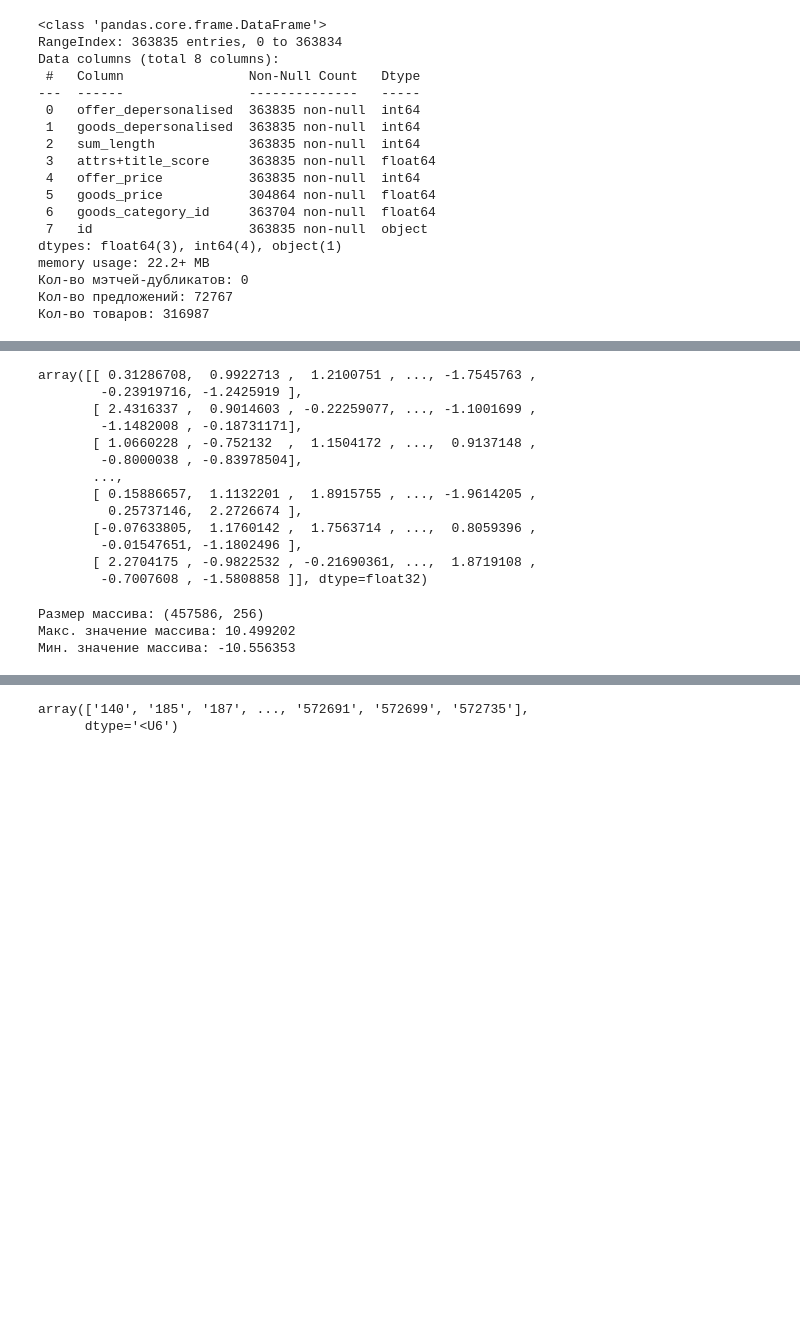
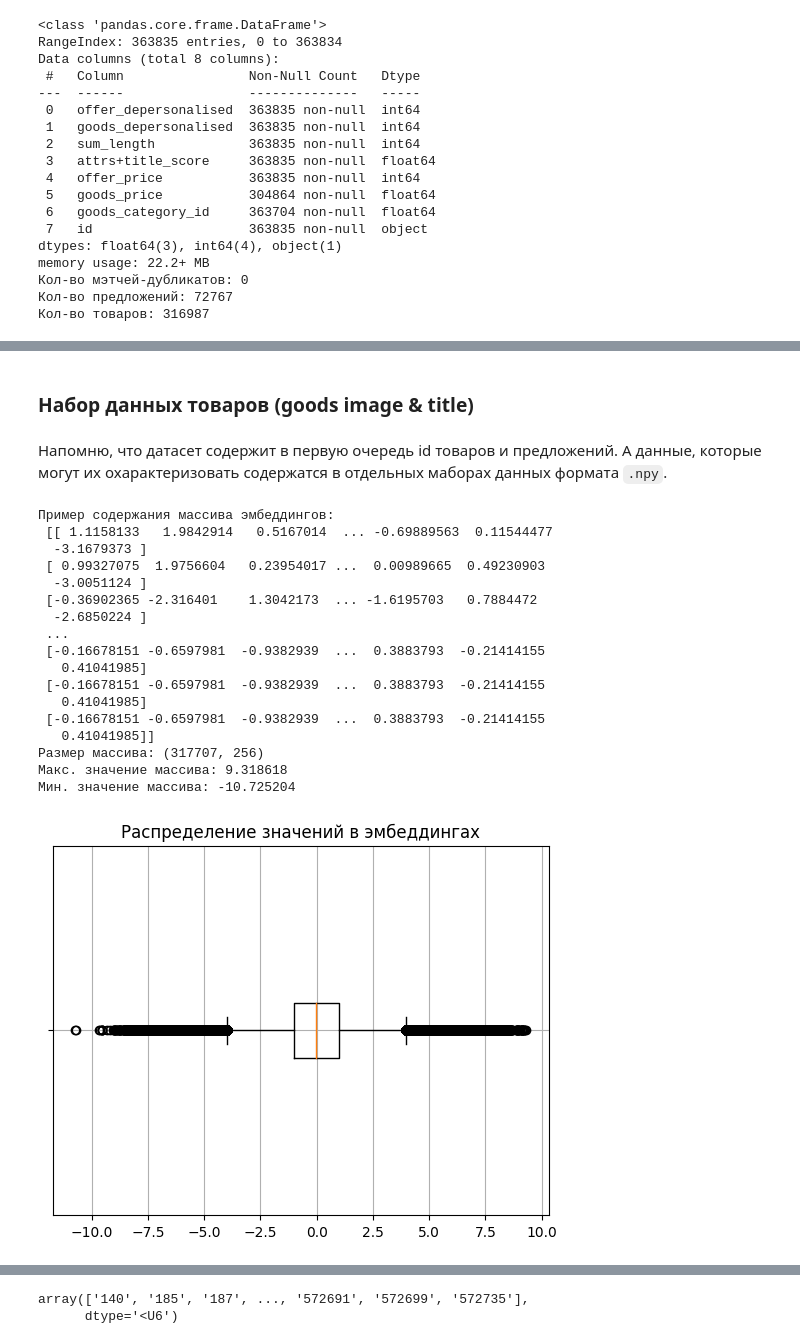
Before and after one commit to Danspers/Samokat.tech-Matching, a Jupyter notebook: Samokat.tech-Matching.ipynb, the cells around one changed output, grey strips where cells are left out. Cells and saved outputs as stored; diff of their text form; code cells hidden in the pictures; blank space fills up the shorter version.

Commit message:
add primary data analysis

```diff
--- a/Samokat.tech-Matching.ipynb
+++ b/Samokat.tech-Matching.ipynb
@@ -67,3 +65,14 @@ offer_image_items = np.load(DATA_DIR + 'offer_image_vectors/items_deperson.npy')
+# %%
+# чтение наборов векторов NumPy
+goods_image_embed = np.load(DATA_DIR + 'goods_image_vectors/' + EMBEDDINGS_FILENAME)
+goods_image_items = np.load(DATA_DIR + 'goods_image_vectors/' + ITEMS_FILENAME)
+goods_title_embed = np.load(DATA_DIR + 'goods_title_vectors/' + EMBEDDINGS_FILENAME)
+goods_title_items = np.load(DATA_DIR + 'goods_title_vectors/' + ITEMS_FILENAME)
+
+offer_image_embed = np.load(DATA_DIR + 'offer_image_vectors/' + EMBEDDINGS_FILENAME)
+offer_image_items = np.load(DATA_DIR + 'offer_image_vectors/' + ITEMS_FILENAME)
+offer_title_embed = np.load(DATA_DIR + 'offer_title_vectors/' + EMBEDDINGS_FILENAME)
+offer_title_items = np.load(DATA_DIR + 'offer_title_vectors/' + ITEMS_FILENAME)
 # %% [markdown]
 При первичном знакомстве с данными обнаружил опечатку в названиях пары столбцов. Дабы не множить её, я внесу исправление в самом начале.
 
@@ -176,26 +255,37 @@ memory usage: 22.2+ MB
+# %% [markdown]
+### Набор данных **товаров** (goods image & title)
+# %% [markdown]
+Напомню, что датасет содержит в первую очередь id товаров и предложений. А данные, которые могут их охарактеризовать содержатся в отдельных маборах данных формата `.npy`.
 # %%
-# эмбеддинги
-display(offer_image_embed)
-print('Размер массива:', offer_image_embed.shape)
+# эмбеддинги изображений товаров
+print('Пример содержания массива эмбеддингов:\n', goods_image_embed)
+print('Размер массива:', goods_image_embed.shape)
 
-max_value = max(max(row) for row in offer_image_embed)
-min_value = min(min(row) for row in offer_image_embed)
+max_value = max(max(row) for row in goods_image_embed)
+min_value = min(min(row) for row in goods_image_embed)
 print('Макс. значение массива:', max_value)
 print('Мин. значение массива:', min_value)
+
+plt.boxplot(goods_image_embed.flatten(), vert=False, labels=[''])
+plt.title('Распределение значений в эмбеддингах')
+plt.grid(True)
+plt.show()
 # %% [output]
-array([[ 0.31286708,  0.9922713 ,  1.2100751 , ..., -1.7545763 ,
-        -0.23919716, -1.2425919 ],
-       [ 2.4316337 ,  0.9014603 , -0.22259077, ..., -1.1001699 ,
-        -1.1482008 , -0.18731171],
-       [ 1.0660228 , -0.752132  ,  1.1504172 , ...,  0.9137148 ,
-        -0.8000038 , -0.83978504],
-       ...,
-       [ 0.15886657,  1.1132201 ,  1.8915755 , ..., -1.9614205 ,
-         0.25737146,  2.2726674 ],
-       [-0.07633805,  1.1760142 ,  1.7563714 , ...,  0.8059396 ,
-        -0.01547651, -1.1802496 ],
-       [ 2.2704175 , -0.9822532 , -0.21690361, ...,  1.8719108 ,
-        -0.7007608 , -1.5808858 ]], dtype=float32)
+Пример содержания массива эмбеддингов:
+ [[ 1.1158133   1.9842914   0.5167014  ... -0.69889563  0.11544477
+  -3.1679373 ]
+ [ 0.99327075  1.9756604   0.23954017 ...  0.00989665  0.49230903
+  -3.0051124 ]
+ [-0.36902365 -2.316401    1.3042173  ... -1.6195703   0.7884472
+  -2.6850224 ]
+ ...
+ [-0.16678151 -0.6597981  -0.9382939  ...  0.3883793  -0.21414155
+   0.41041985]
+ [-0.16678151 -0.6597981  -0.9382939  ...  0.3883793  -0.21414155
+   0.41041985]
+ [-0.16678151 -0.6597981  -0.9382939  ...  0.3883793  -0.21414155
+   0.41041985]]
+Размер массива: (317707, 256)
+Макс. значение массива: 9.318618
+Мин. значение массива: -10.725204
-Размер массива: (457586, 256)
-Макс. значение массива: 10.499202
-Мин. значение массива: -10.556353
+[figure, added]
```
Also changed, not shown: parts of 22 cells of this notebook.
